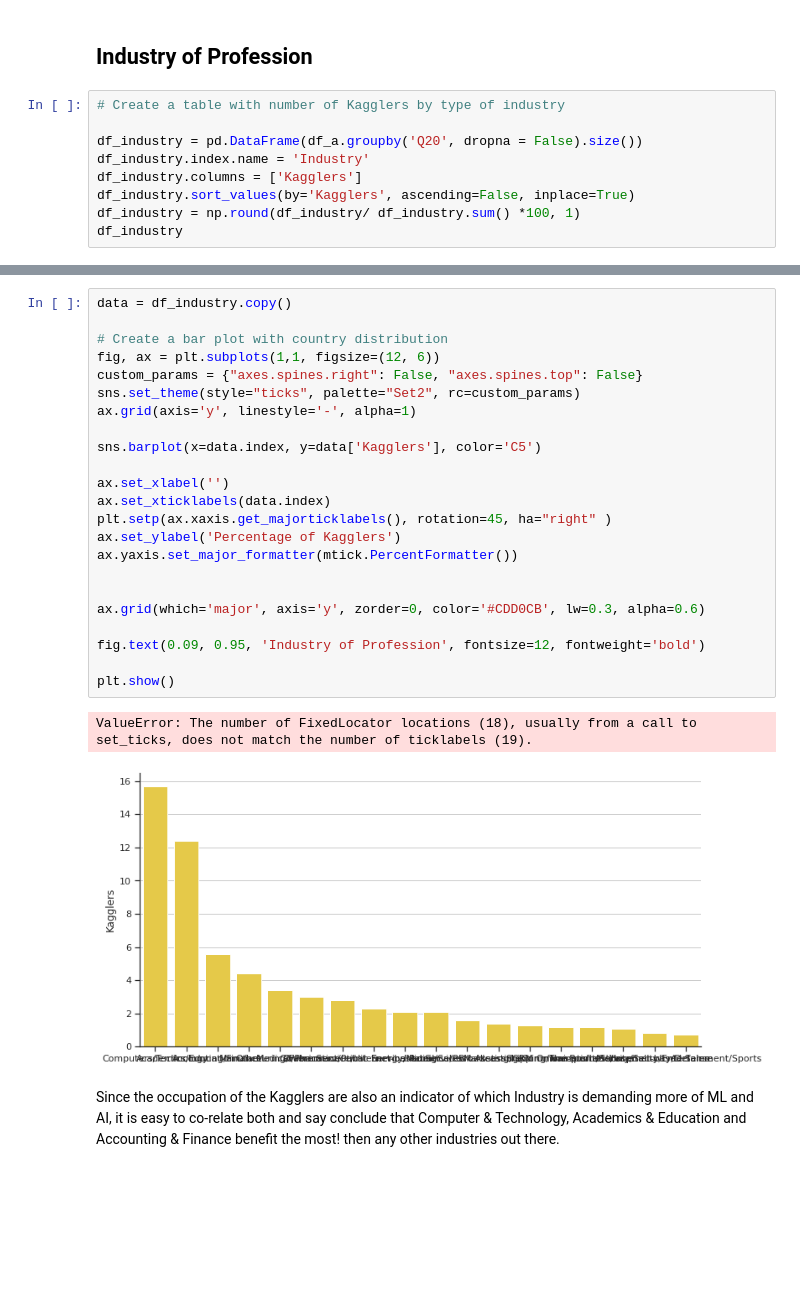
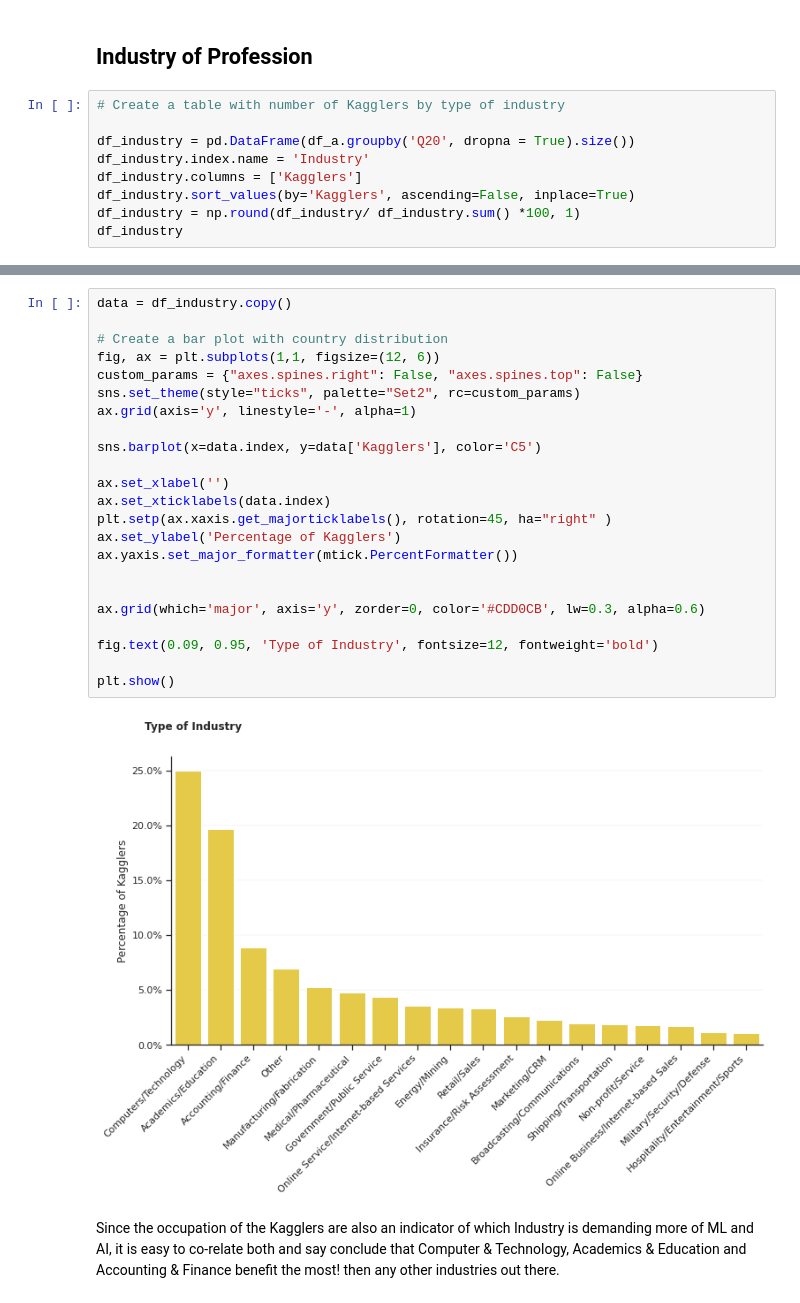
Before and after one commit to StephRoos/Data-Science, a Jupyter notebook: Kaggle_Survey/2021_Kaggle_Survey_Analysis.ipynb, the cells around one changed output, grey strips where cells are left out. Saved outputs shown, nothing was run; the diff lists cells and outputs as text; blank space fills up the shorter version.

```diff
--- a/Kaggle_Survey/2021_Kaggle_Survey_Analysis.ipynb
+++ b/Kaggle_Survey/2021_Kaggle_Survey_Analysis.ipynb
@@ -243,7 +243,7 @@ Kaggle users are mostly students (26.2%). Half of it the second job role is Data
 # %%
 # Create a table with number of Kagglers by type of industry
 
-df_industry = pd.DataFrame(df_a.groupby('Q20', dropna = False).size())
+df_industry = pd.DataFrame(df_a.groupby('Q20', dropna = True).size())
 df_industry.index.name = 'Industry'
 df_industry.columns = ['Kagglers']
 df_industry.sort_values(by='Kagglers', ascending=False, inplace=True)
@@ -271,29 +271,28 @@ df_industry
 # %%
 data = df_industry.copy()
 
 # Create a bar plot with country distribution
 fig, ax = plt.subplots(1,1, figsize=(12, 6))
 custom_params = {"axes.spines.right": False, "axes.spines.top": False}
 sns.set_theme(style="ticks", palette="Set2", rc=custom_params)
 ax.grid(axis='y', linestyle='-', alpha=1)
 
 sns.barplot(x=data.index, y=data['Kagglers'], color='C5')
 
 ax.set_xlabel('')
 ax.set_xticklabels(data.index)
 plt.setp(ax.xaxis.get_majorticklabels(), rotation=45, ha="right" )
 ax.set_ylabel('Percentage of Kagglers')
 ax.yaxis.set_major_formatter(mtick.PercentFormatter())
 
 
 ax.grid(which='major', axis='y', zorder=0, color='#CDD0CB', lw=0.3, alpha=0.6)
 
-fig.text(0.09, 0.95, 'Industry of Profession', fontsize=12, fontweight='bold')
+fig.text(0.09, 0.95, 'Type of Industry', fontsize=12, fontweight='bold')
 
 plt.show()
 # %% [output]
-ValueError: The number of FixedLocator locations (18), usually from a call to set_ticks, does not match the number of ticklabels (19).
-[figure, old version]
+[figure, new version]
 # %% [markdown]
 Since the occupation of the Kagglers are also an indicator of which Industry is demanding more of ML and AI, it is easy to co-relate both and say conclude that Computer & Technology, Academics & Education and Accounting & Finance benefit the most! then any other industries out there.
 # %% [markdown]
```
Also changed, not shown: parts of 10 cells of this notebook.
